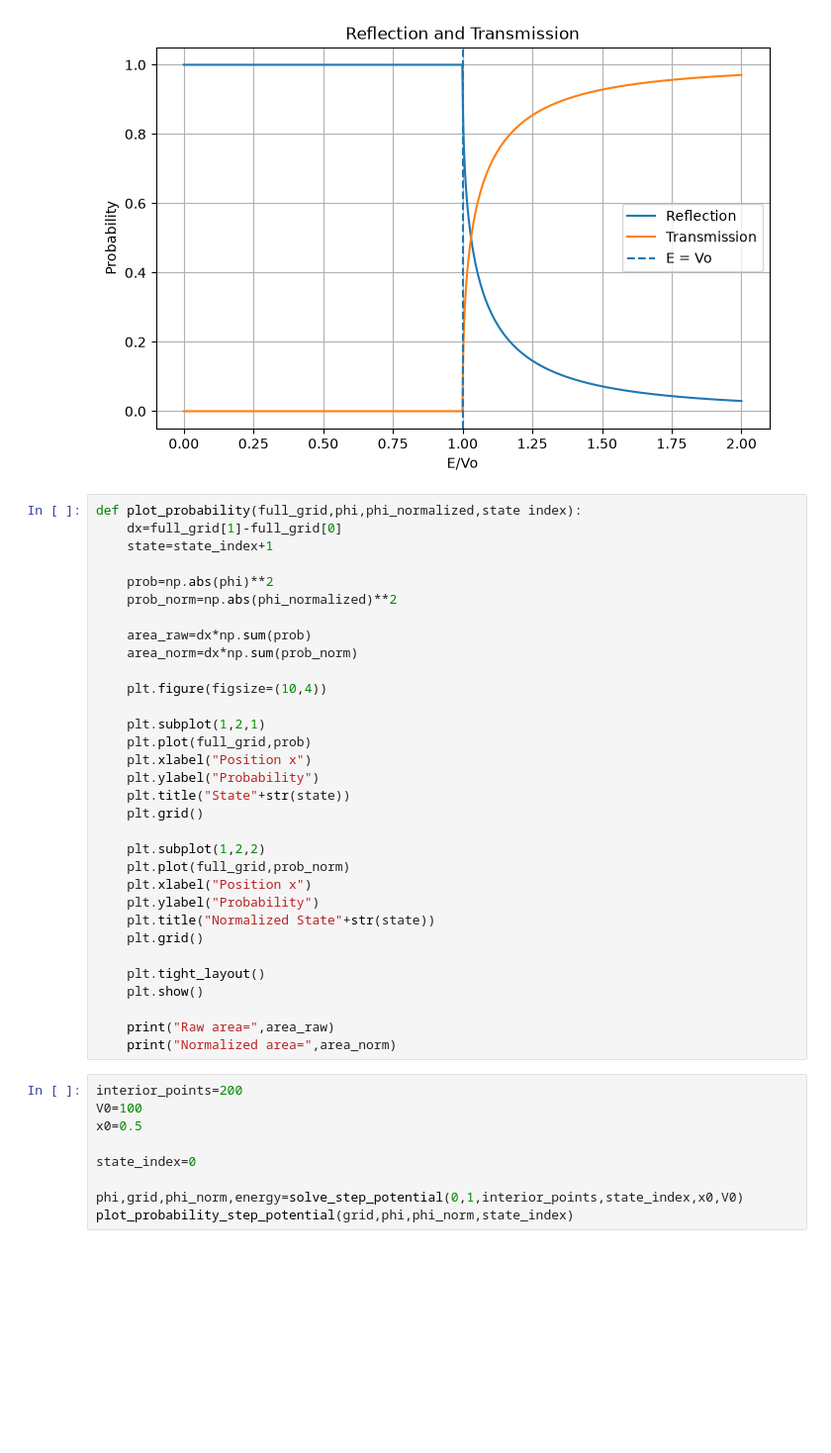
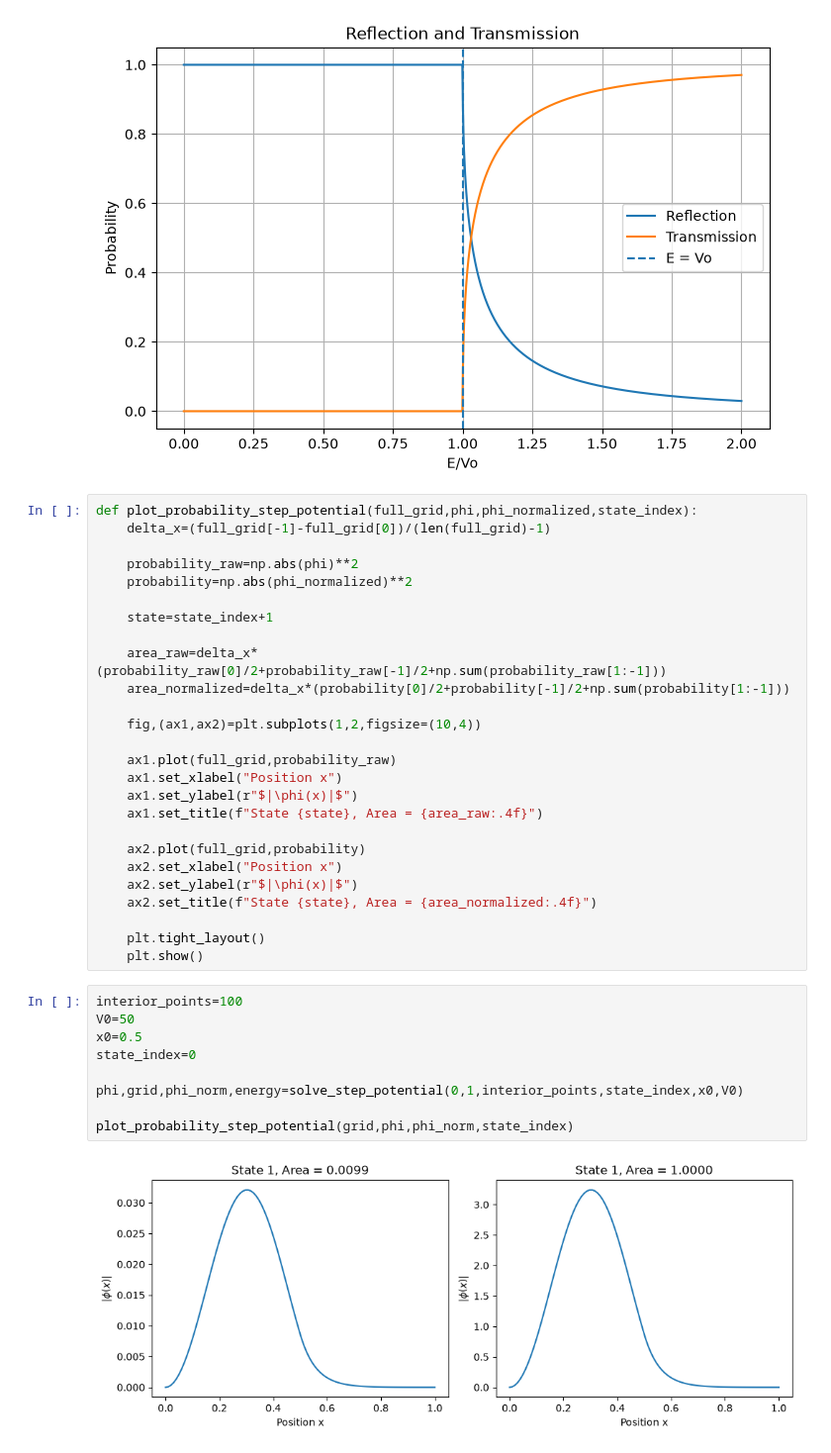
Before and after one commit to laxmi-rajput109/1824901-Quantum-Mechanics, a Jupyter notebook: SchrodingerEquation.ipynb, the cells around one changed output. Shown at 99% size. Saved outputs shown, nothing was run; the diff lists cells and outputs as text; blank space fills up the shorter version.

```diff
--- a/SchrodingerEquation.ipynb
+++ b/SchrodingerEquation.ipynb
@@ -360,44 +360,40 @@ plt.legend()
 plt.show()
 # %% [output]
 [figure]
-# %%
-def plot_probability(full_grid,phi,phi_normalized,state index):
-    dx=full_grid[1]-full_grid[0]
-    state=state_index+1
-
-    prob=np.abs(phi)**2
-    prob_norm=np.abs(phi_normalized)**2
-
-    area_raw=dx*np.sum(prob)
-    area_norm=dx*np.sum(prob_norm)
-
-    plt.figure(figsize=(10,4))
-
-    plt.subplot(1,2,1)
-    plt.plot(full_grid,prob)
-    plt.xlabel("Position x")
-    plt.ylabel("Probability")
-    plt.title("State"+str(state))
-    plt.grid()
-
-    plt.subplot(1,2,2)
-    plt.plot(full_grid,prob_norm)
-    plt.xlabel("Position x")
-    plt.ylabel("Probability")
-    plt.title("Normalized State"+str(state))
-    plt.grid()
-
-    plt.tight_layout()
-    plt.show()
-
-    print("Raw area=",area_raw)
-    print("Normalized area=",area_norm)
-# %%
-interior_points=200
-V0=100
-x0=0.5
-
-state_index=0
-
-phi,grid,phi_norm,energy=solve_step_potential(0,1,interior_points,state_index,x0,V0)
-plot_probability_step_potential(grid,phi,phi_norm,state_index)
+# %%
+def plot_probability_step_potential(full_grid,phi,phi_normalized,state_index):
+    delta_x=(full_grid[-1]-full_grid[0])/(len(full_grid)-1)
+
+    probability_raw=np.abs(phi)**2
+    probability=np.abs(phi_normalized)**2
+
+    state=state_index+1
+
+    area_raw=delta_x*(probability_raw[0]/2+probability_raw[-1]/2+np.sum(probability_raw[1:-1]))
+    area_normalized=delta_x*(probability[0]/2+probability[-1]/2+np.sum(probability[1:-1]))
+
+    fig,(ax1,ax2)=plt.subplots(1,2,figsize=(10,4))
+
+    ax1.plot(full_grid,probability_raw)
+    ax1.set_xlabel("Position x")
+    ax1.set_ylabel(r"$|\phi(x)|$")
+    ax1.set_title(f"State {state}, Area = {area_raw:.4f}")
+
+    ax2.plot(full_grid,probability)
+    ax2.set_xlabel("Position x")
+    ax2.set_ylabel(r"$|\phi(x)|$")
+    ax2.set_title(f"State {state}, Area = {area_normalized:.4f}")
+
+    plt.tight_layout()
+    plt.show()
+# %%
+interior_points=100
+V0=50
+x0=0.5
+state_index=0
+
+phi,grid,phi_norm,energy=solve_step_potential(0,1,interior_points,state_index,x0,V0)
+
+plot_probability_step_potential(grid,phi,phi_norm,state_index)
+# %% [output]
+[figure, added]
```
Also changed, not shown: parts of 3 cells of this notebook.
